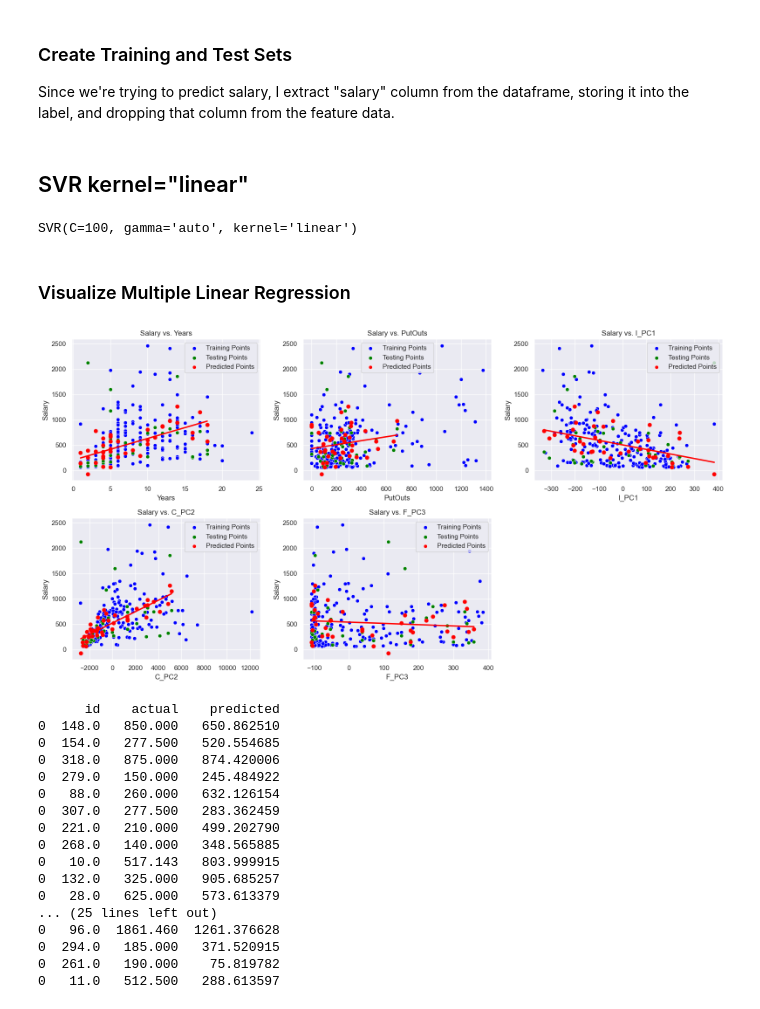
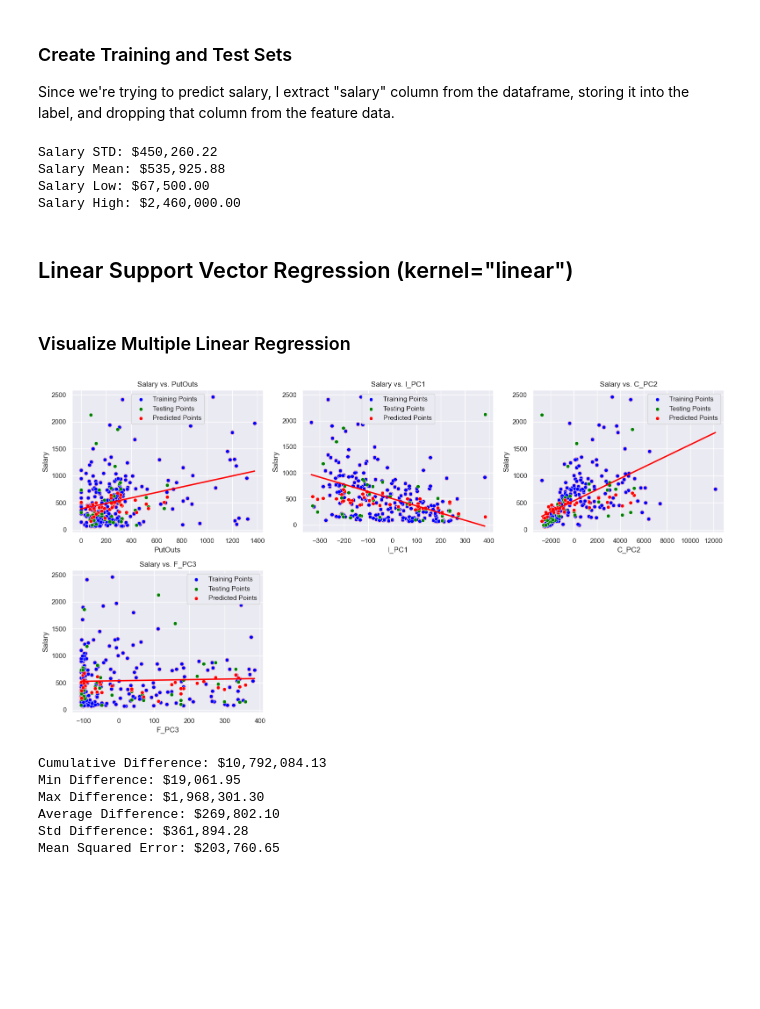
Before and after one commit to hassledw/DecisionTreeRFBlog, a Jupyter notebook: RegressionBlog/regression.ipynb, the cells around one changed output. Saved outputs shown, nothing was run; the diff lists cells and outputs as text; code cells hidden in the pictures; blank space fills up the shorter version.

Commit message:
added regression

```diff
--- a/RegressionBlog/regression.ipynb
+++ b/RegressionBlog/regression.ipynb
@@ -55,7 +39,7 @@ indstat_df_pca = pca_indstat.fit_transform(indstat_df)
 fieldstat_df_pca = pca_fieldstat.fit_transform(fieldstat_df)
 
 df_reduced = df.drop(columns=["AtBat", "Hits", "HmRun", "Runs", "RBI", "Walks", "CAtBat", "CHits", "CHmRun", "CRuns", "CRBI", "CWalks", "Assists", "Errors"])
-df_reduced = df_reduced.drop(columns=["League", "NewLeague", "Division"])
+df_reduced = df_reduced.drop(columns=["League", "NewLeague", "Division", "Years"])
 df_reduced["I_PC1"] = indstat_df_pca
 df_reduced["C_PC2"] = custat_df_pca
 df_reduced["F_PC3"] = fieldstat_df_pca
@@ -105,10 +89,15 @@ df = df_reduced
 y = df["Salary"]
 X = df.drop(columns="Salary")
 X_train, X_test, y_train, y_test = train_test_split(X, y, test_size=0.15, random_state=42)
+
+print(f"Salary STD: ${np.std(y) * 1000:,.2f}")
+print(f"Salary Mean: ${np.mean(y) * 1000:,.2f}")
+print(f"Salary Low: ${np.min(y) * 1000:,.2f}")
+print(f"Salary High: ${np.max(y) * 1000:,.2f}")
+# %% [output]
+Salary STD: $450,260.22
+Salary Mean: $535,925.88
+Salary Low: $67,500.00
+Salary High: $2,460,000.00
 # %% [markdown]
-## SVR kernel="linear"
+## Linear Support Vector Regression (kernel="linear")
-# %%
-svr_lin = SVR(kernel="linear", C=100, gamma="auto")
-svr_lin.fit(X_train, y_train)
-# %% [output]
-SVR(C=100, gamma='auto', kernel='linear')
@@ -117,25 +104,36 @@ y_pred = svr_lin.predict(X_test)
+# %%
+sc = StandardScaler()
+
+X_train_scaled = sc.fit_transform(X_train, y_train)
+X_test_scaled = sc.fit_transform(X_test, y_test)
+# pca_all = PCA(n_components=1)
+# X_train_scaled_pca = pca_all.fit_transform(X_train_scaled)
+# X_test_scaled_pca = pca_all.fit_transform(X_test_scaled)
+
+svr_lin = SVR(kernel="linear", C=1, gamma="auto")
+svr_lin.fit(X_train_scaled, y_train)
+y_pred = svr_lin.predict(X_test_scaled)
 # %% [markdown]
 ### Visualize Multiple Linear Regression
 # %%
 plt.figure(figsize=(16, 12))
 independent_variables = X_train.columns
 dependent_variable = "Salary"
 X_test_numpy = X_test.to_numpy()
 for i, col in enumerate(independent_variables, 1):
     plt.subplot(3, 3, i)
+    sns.regplot(x=X_train[col],y=y_train,ci=None,color ='red')
     sns.scatterplot(data=X_train, x=col, y=y_train, color='blue', label='Training Points')
     sns.scatterplot(data=X_test, x=col, y=y_test, color='green', label='Testing Points')
     sns.scatterplot(data=X_test, x=col, y=y_pred, color='red', label='Predicted Points')
-    sns.regplot(x=X_test[col],y=y_pred,ci=None,color ='red')
-
     plt.title(f'{dependent_variable} vs. {col}')
     plt.xlabel(col)
     plt.ylabel(dependent_variable)
 
 plt.tight_layout()
 plt.show()
 # %% [output]
-[figure, old version]
+[figure, new version]
 # %%
 result_df = pd.DataFrame(columns=["id", "actual", "predicted"])
 
@@ -143,22 +141,18 @@ for i, actual, predicted in zip(y_test.index, y_test, y_pred):
     entry = [i, actual, predicted]
     df_entry = pd.DataFrame(entry, index=["id", "actual", "predicted"]).T
     result_df = pd.concat((result_df, df_entry))
-print(result_df)
+#print(result_df)
+difference = abs(result_df["actual"] - result_df["predicted"])
+print(f"Cumulative Difference: ${np.sum(difference) * 1000:,.2f}")
+print(f"Min Difference: ${np.min(difference) * 1000:,.2f}")
+print(f"Max Difference: ${np.max(difference) * 1000:,.2f}")
+print(f"Average Difference: ${np.mean(difference) * 1000:,.2f}")
+print(f"Std Difference: ${np.std(difference) * 1000:,.2f}")
+print(f"Mean Squared Error: ${mean_squared_error(y_test, y_pred):,.2f}")
 # %% [output]
-      id    actual    predicted
-0  148.0   850.000   650.862510
-0  154.0   277.500   520.554685
-0  318.0   875.000   874.420006
-0  279.0   150.000   245.484922
-0   88.0   260.000   632.126154
-0  307.0   277.500   283.362459
-0  221.0   210.000   499.202790
-0  268.0   140.000   348.565885
-0   10.0   517.143   803.999915
-0  132.0   325.000   905.685257
-0   28.0   625.000   573.613379
-... (25 lines left out)
-0   96.0  1861.460  1261.376628
-0  294.0   185.000   371.520915
-0  261.0   190.000    75.819782
-0   11.0   512.500   288.613597
+Cumulative Difference: $10,792,084.13
+Min Difference: $19,061.95
+Max Difference: $1,968,301.30
+Average Difference: $269,802.10
+Std Difference: $361,894.28
+Mean Squared Error: $203,760.65
```
Also changed, not shown: parts of 11 cells of this notebook, 2 other files.
